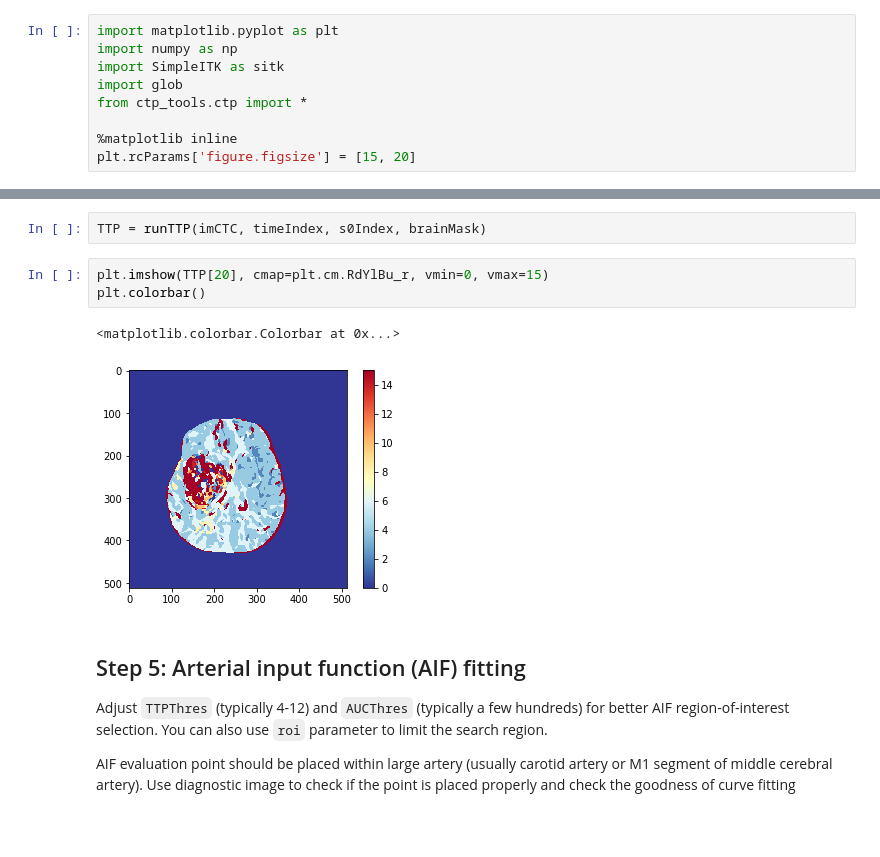
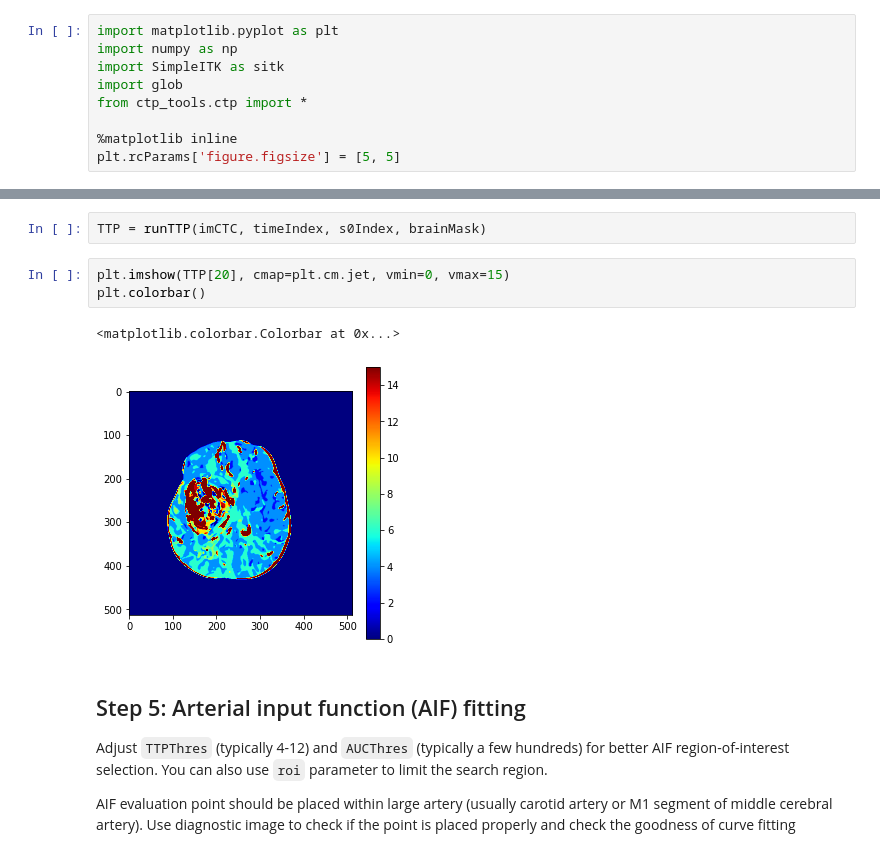
Before and after one commit to turtleizzy/ctp_csvd, a Jupyter notebook: tutorial.ipynb, the cells around one changed output, grey strips where cells are left out. Saved outputs shown, nothing was run; the diff lists cells and outputs as text; blank space fills up the shorter version.

```diff
--- a/tutorial.ipynb
+++ b/tutorial.ipynb
@@ -6,7 +6,7 @@ import glob
 from ctp_tools.ctp import *
 
 %matplotlib inline
-plt.rcParams['figure.figsize'] = [15, 20]
+plt.rcParams['figure.figsize'] = [5, 5]
 # %% [markdown]
 # Introduction
 
@@ -60,11 +60,11 @@ imCTC, s0Index = getCTC(imFil, brainMask) # returns nparray
 # %%
 TTP = runTTP(imCTC, timeIndex, s0Index, brainMask)
 # %%
-plt.imshow(TTP[20], cmap=plt.cm.RdYlBu_r, vmin=0, vmax=15)
+plt.imshow(TTP[20], cmap=plt.cm.jet, vmin=0, vmax=15)
 plt.colorbar()
 # %% [output]
 <matplotlib.colorbar.Colorbar at 0x...>
-[figure, old version]
+[figure, new version]
 # %% [markdown]
 ## Step 5: Arterial input function (AIF) fitting
 
```
Also changed, not shown: parts of 8 cells of this notebook, 1 other file.
